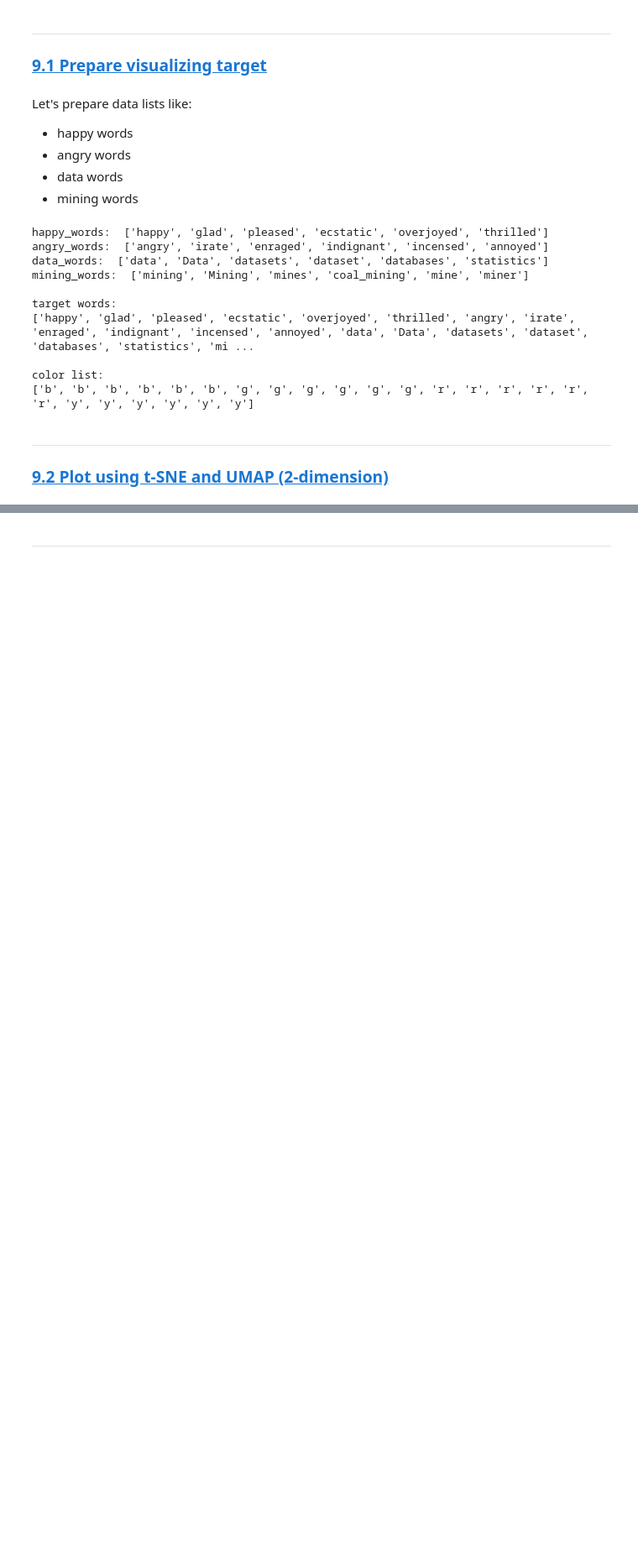
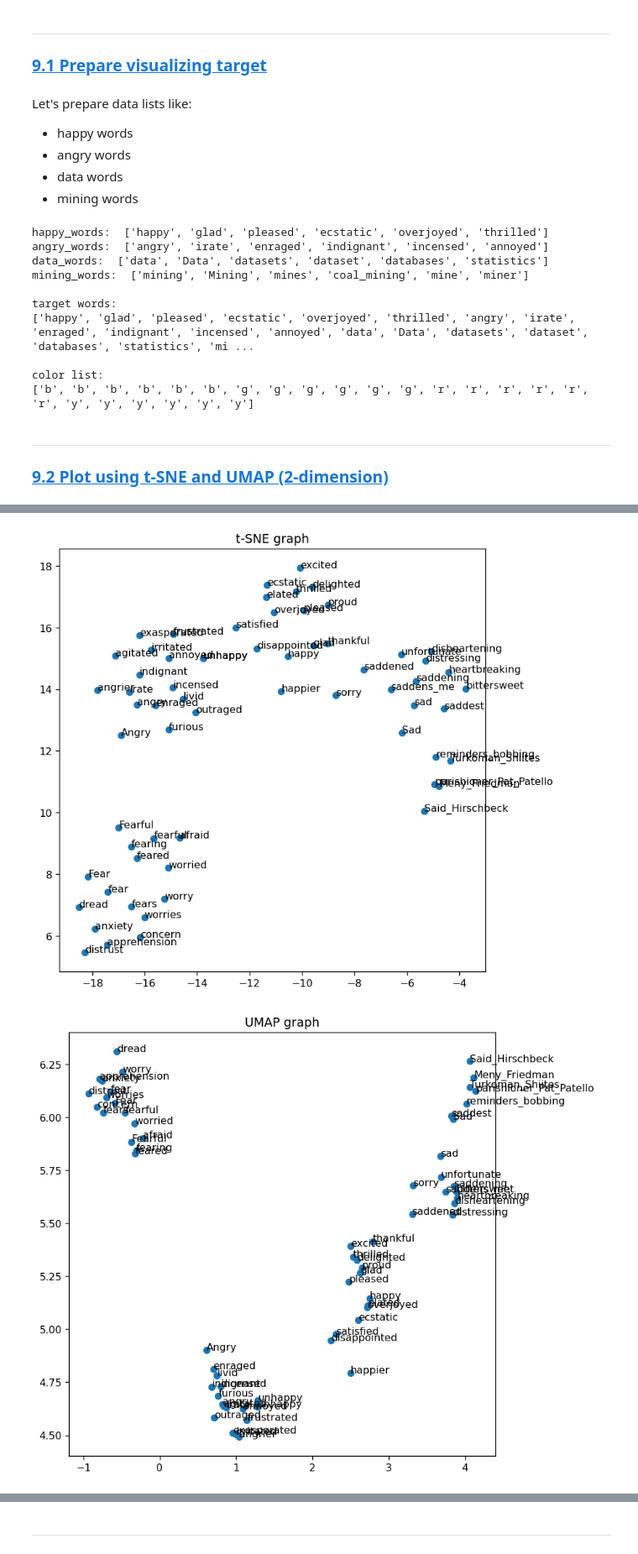
Before and after one commit to Nimomohamed-you/DM2025-Lab2-Exercise, a Jupyter notebook: DM2025-Lab2-Master-Phase_1.ipynb, the cells around one changed output, grey strips where cells are left out. Shown: that part at 84% size. Saved outputs shown, nothing was run; the diff lists cells and outputs as text; code cells hidden in the pictures; blank space fills up the shorter version.

```diff
--- a/DM2025-Lab2-Master-Phase_1.ipynb
+++ b/DM2025-Lab2-Master-Phase_1.ipynb
@@ -1176,0 +1405,46 @@ Generate a t-SNE and UMAP visualization to show the 15 words most related to the
+# %%
+# Answer here
+from sklearn.manifold import TSNE
+import umap.umap_ as umap
+
+#efining target words for each emotion
+topn = 15
+happy_words = ['happy'] + [w for w,_ in w2v_google_model.most_similar('happy', topn=topn)]
+angry_words = ['angry'] + [w for w,_ in w2v_google_model.most_similar('angry', topn=topn)]
+sad_words   = ['sad']   + [w for w,_ in w2v_google_model.most_similar('sad', topn=topn)]
+fear_words  = ['fear']  + [w for w,_ in w2v_google_model.most_similar('fear', topn=topn)]
+
+target_words = happy_words + angry_words + sad_words + fear_words
+
+#Prepare word vectors
+size = 200
+all_words = list(w2v_google_model.index_to_key)
+word_train = target_words + all_words[:size]
+X_train = w2v_google_model[word_train]
+
+#t-SNE
+tsne = TSNE(n_components=2, metric='cosine', random_state=28)
+X_tsne = tsne.fit_transform(X_train)
+
+#Plot t-SNE
+plt.figure(figsize=(7.5, 7.5), dpi=115)
+plt.scatter(X_tsne[:len(target_words),0], X_tsne[:len(target_words),1])
+for label, x, y in zip(target_words, X_tsne[:len(target_words),0], X_tsne[:len(target_words),1]):
+    plt.annotate(label, xy=(x,y), xytext=(0,0), textcoords='offset points')
+plt.title("t-SNE graph")
+plt.show()
+
+#UMAP
+umap_model = umap.UMAP(n_components=2, metric='cosine', random_state=28)
+X_umap = umap_model.fit_transform(X_train)
+
+#Plot UMAP
+plt.figure(figsize=(7.5, 7.5), dpi=115)
+plt.scatter(X_umap[:len(target_words),0], X_umap[:len(target_words),1])
+for label, x, y in zip(target_words, X_umap[:len(target_words),0], X_umap[:len(target_words),1]):
+    plt.annotate(label, xy=(x,y), xytext=(0,0), textcoords='offset points')
+plt.title("UMAP graph")
+plt.show()
+# %% [output]
+[figure, added]
+[figure, added]
```
Also changed, not shown: parts of 40 cells of this notebook, 3 other files.
